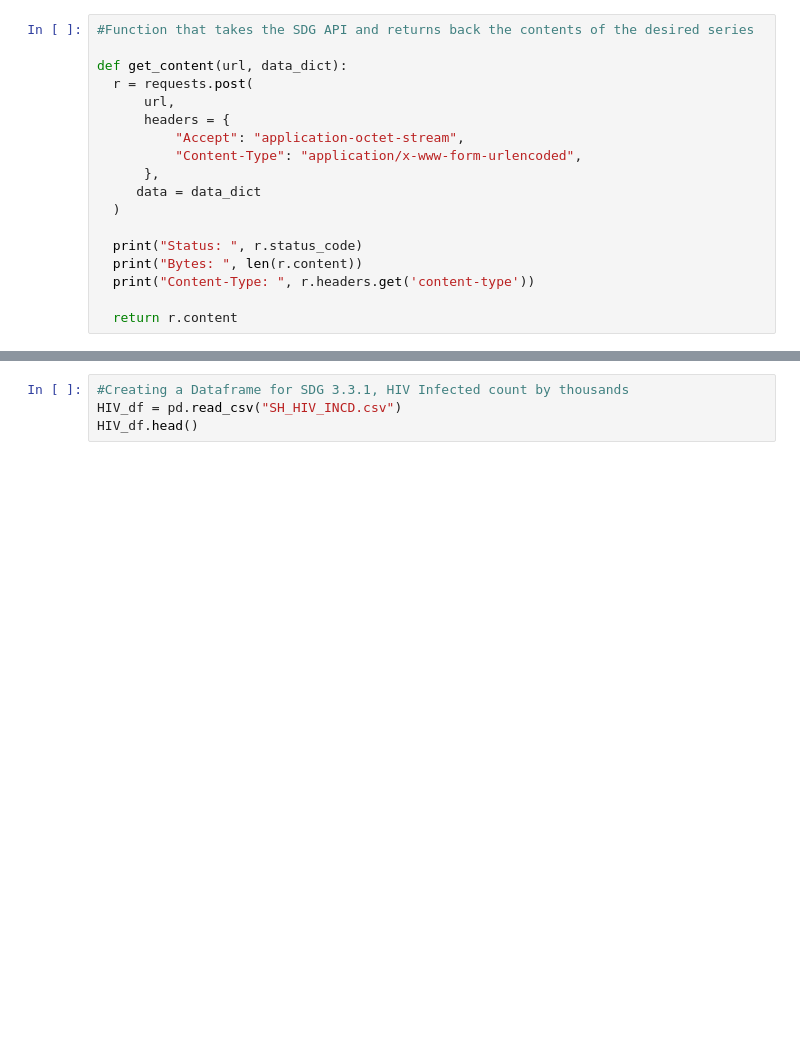
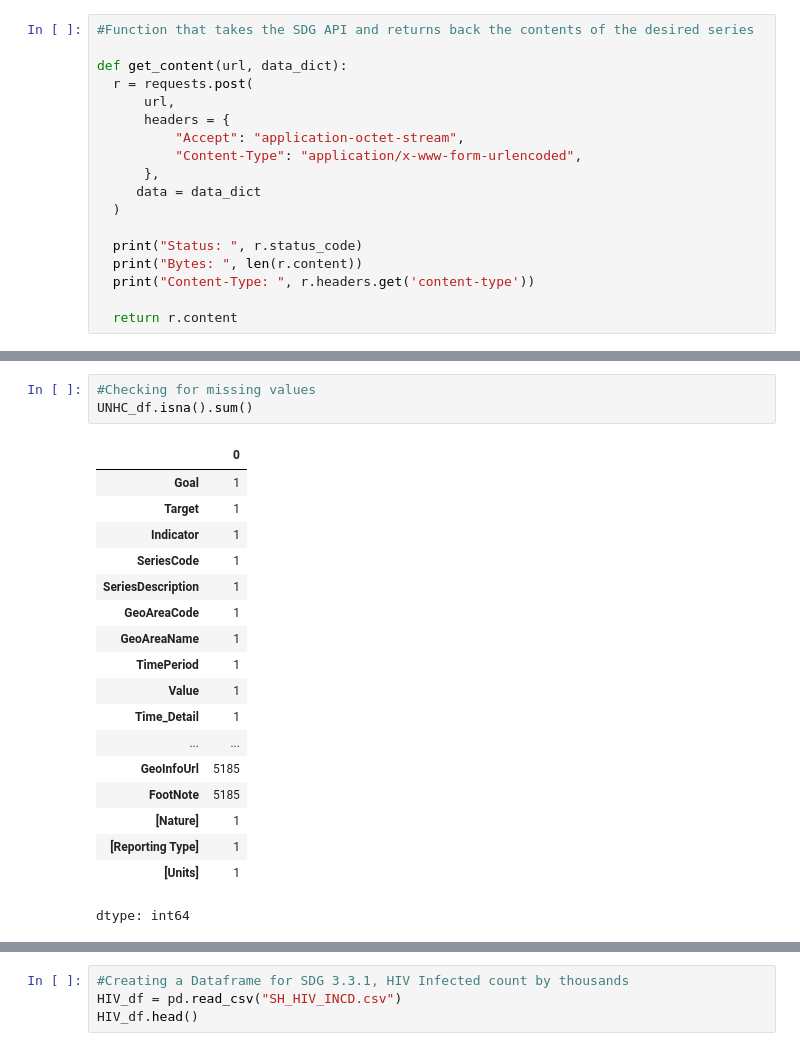
Before and after one commit to Sarkis55/UHC-and-Population-Health-Outcomes-Analysis-SDG-3-, a Jupyter notebook: UHC_and_Population_Health_Outcomes_Analysis.ipynb, the cells around one changed output, grey strips where cells are left out. Drawn from its saved outputs; the diff is of its cells as text; blank space fills up the shorter version.

```diff
--- a/UHC_and_Population_Health_Outcomes_Analysis.ipynb
+++ b/UHC_and_Population_Health_Outcomes_Analysis.ipynb
@@ -124,0 +153,22 @@ MatMort_df.head()
+# %%
+#Checking for missing values
+UNHC_df.isna().sum()
+# %% [output]
+|  | 0 |
+| Goal | 1 |
+| Target | 1 |
+| Indicator | 1 |
+| SeriesCode | 1 |
+| SeriesDescription | 1 |
+| GeoAreaCode | 1 |
+| GeoAreaName | 1 |
+| TimePeriod | 1 |
+| Value | 1 |
+| Time_Detail | 1 |
+| ... | ... |
+| GeoInfoUrl | 5185 |
+| FootNote | 5185 |
+| [Nature] | 1 |
+| [Reporting Type] | 1 |
+| [Units] | 1 |
+dtype: int64
```
Also changed, not shown: parts of 15 cells of this notebook.
